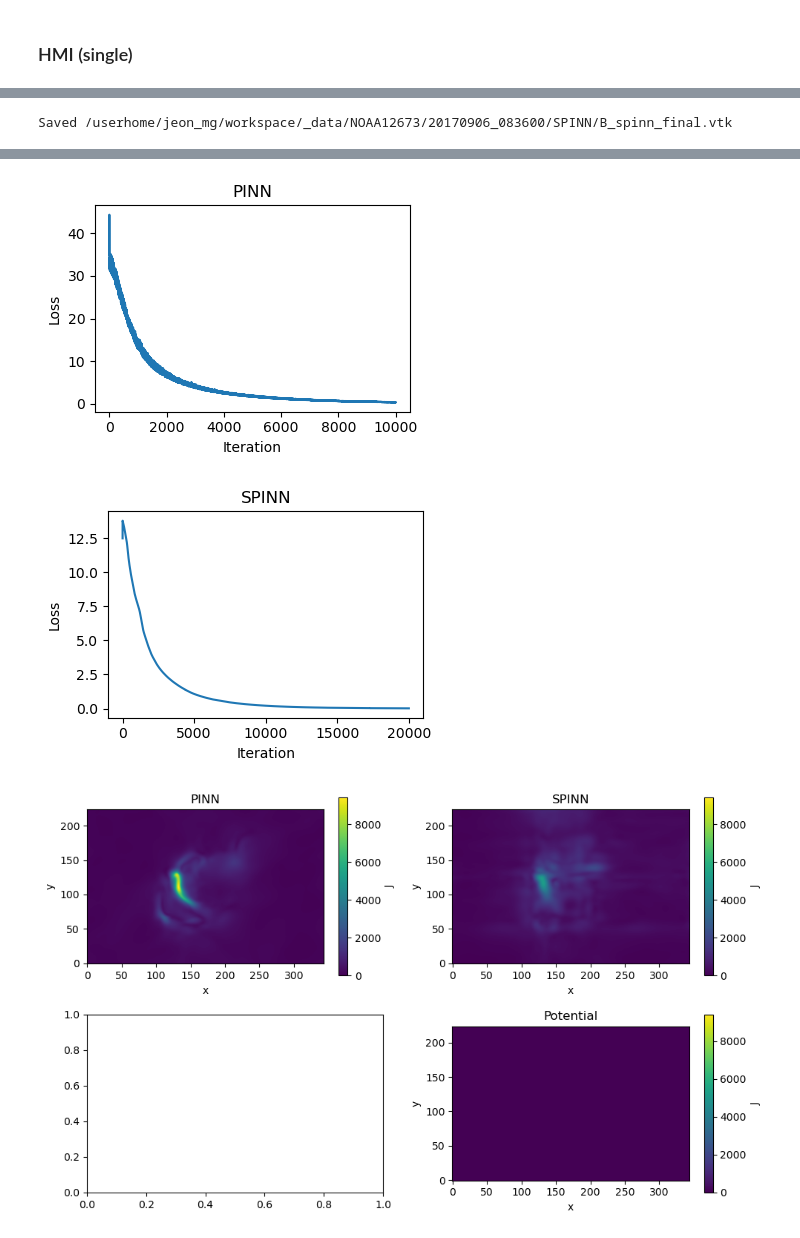
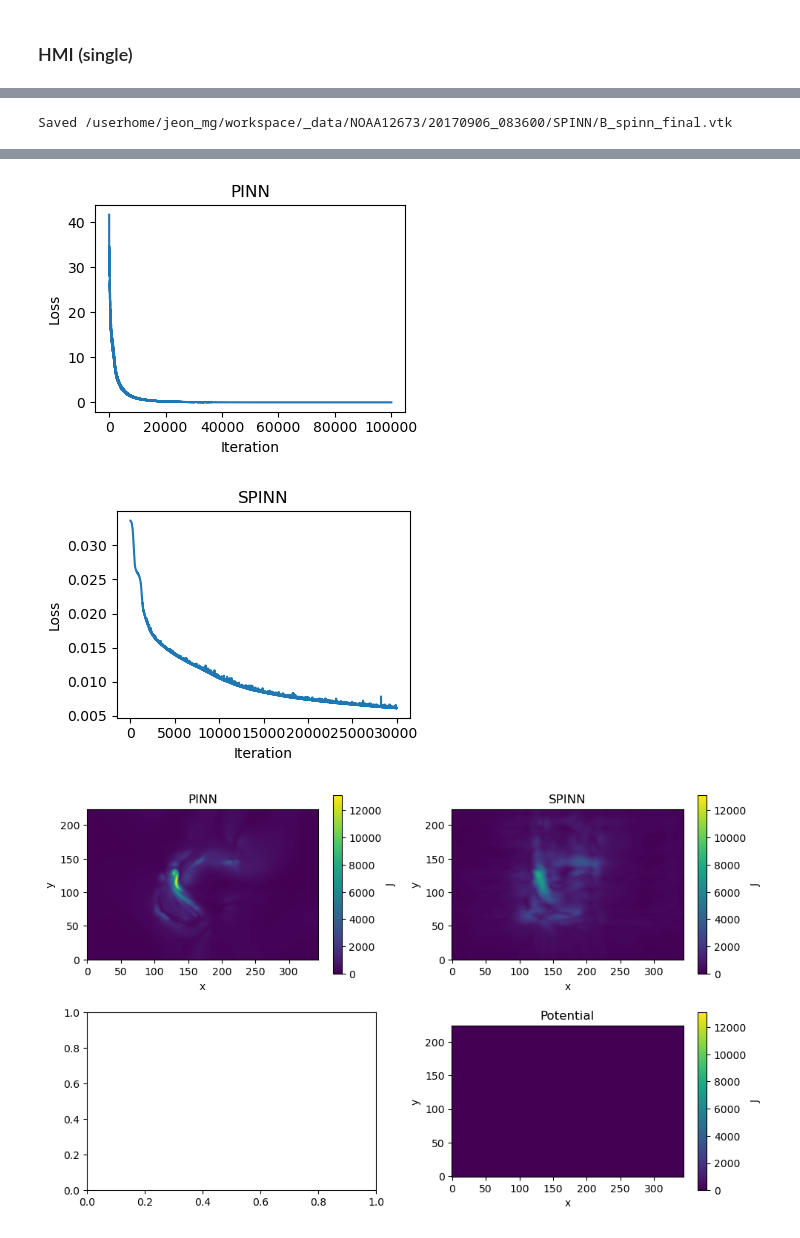
Before and after one commit to mgjeon/2023_zpinn, a Jupyter notebook: nbs/32_SPINN_organize.ipynb, the cells around one changed output, grey strips where cells are left out. Saved outputs shown, nothing was run; the diff lists cells and outputs as text; code cells hidden in the pictures.

Commit message:
SPINN success Series

```diff
--- a/nbs/32_SPINN_organize.ipynb
+++ b/nbs/32_SPINN_organize.ipynb
@@ -1012,20 +1025,23 @@ torch.cuda.empty_cache()
 # PINN ##################################
 spatial_norm = 160
 b_norm = 2500
-total_iterations = 10000
+total_iterations = 100000
 log_interval = 1000
 
 num_neurons = 256
 w_ff = 1
 w_div = 1
-decay_iterations = 25000
+decay_iterations = 50000
 
-Nc = 32
+lr_decay_iterations = 70000
+
+co_batch_size = 20000
 bc_batch_size = 10000
-num_worker = 2
+num_worker = 0
 
 pinn_trainer = easyPINN(b_bottom_path, Nz)
-pinn_trainer.train(spatial_norm, b_norm, num_neurons, w_ff, w_div, decay_iterations, total_iterations, log_interval, Nc, bc_batch_size, num_worker)
+
+pinn_trainer.train(spatial_norm, b_norm, num_neurons, w_ff, w_div, decay_iterations, total_iterations, lr_decay_iterations, log_interval, co_batch_size, bc_batch_size, num_worker)
 pinn_trainer.loss()
 pinn_trainer.vtk()
 
@@ -1037,13 +1053,14 @@ configs['PINN'] = {'spatial_norm':spatial_norm,
                    'decay_iterations':decay_iterations,
                    'total_iterations':total_iterations,
                    'log_interval':log_interval,
-                   'Nc':Nc,
+                   'lr_decay_iterations':lr_decay_iterations,
+                   'co_batch_size':co_batch_size,
                    'bc_batch_size':bc_batch_size,
                    'num_worker':num_worker}
 
 # SPINN #################################
 b_norm = 2500
-total_iterations = 20000
+total_iterations = 30000
 log_interval = 1000
 loss_threshold = 1e-3
 
@@ -1064,9 +1081,10 @@ mlp = 'modified_mlp'
 
 feat_sizes = tuple([features for _ in range(n_layers)])
 out_dim = 3
-lr = 5e-5
-# lr_decay_iterations = 25000
-lr_decay_iterations = None
+lr = 1e-4
+lr_decay_iterations = total_iterations
+decay_rate = 0.98
+# lr_decay_iterations = None
 
 pos_enc = 0
 
@@ -1079,12 +1097,12 @@ n_max_z = (Nz/spatial_norm)
 # n_max_y = 2
 # n_max_z = 2
 
-w_ff = 1
+w_ff = 0.1
 w_div = 1
 
-w_bc = 1000
-w_bc_decay_iterations = 25000
-# w_bc_decay_iterations = None
+w_bc = 1
+# w_bc_decay_iterations = 25000
+w_bc_decay_iterations = None
 
 is_random = True
 Nc = 32
@@ -1097,7 +1115,13 @@ Ncx = None
 Ncy = None
 Ncz = None
 
-bc_batch_size = 10000
+bc_batch_size = None
+
+choice = True
+
+transfer_learning_path = None
+
+series_lr = lr
 
 parameters = {'feat_sizes' : feat_sizes,
     'r' : r,
@@ -1109,6 +1133,7 @@ parameters = {'feat_sizes' : feat_sizes,
     'pos_enc' : pos_enc,
     'mlp' : mlp,
     'lr': lr,
+    'series_lr': series_lr,
     'lr_decay_iterations': lr_decay_iterations,
     'n_max_x': n_max_x,
     'n_max_y': n_max_y,
@@ -1123,10 +1148,12 @@ parameters = {'feat_sizes' : feat_sizes,
     'Ncx': Ncx,
     'Ncy': Ncy,
     'Ncz': Ncz,
-    'bc_batch_size': bc_batch_size}
+    'bc_batch_size': bc_batch_size,
+    'choice': choice,
+    'decay_rate': decay_rate}
 
 spinn = easySPINN(b_bottom_path, Nz)
-spinn.train(b_norm, total_iterations, log_interval, loss_threshold, parameters)
+spinn.train(b_norm, total_iterations, log_interval, loss_threshold, parameters, transfer_learning_path)
 spinn.loss()
 spinn.vtk()
 
@@ -1207,4 +1237,4 @@ Force-free (SPINN): 503.328857421875
 ======================================================================
-[figure, old version]
+[figure, new version]
-[figure, old version]
+[figure, new version]
-[figure, old version]
+[figure, new version]
```
Also changed, not shown: parts of 5 cells of this notebook, 9 other files.
